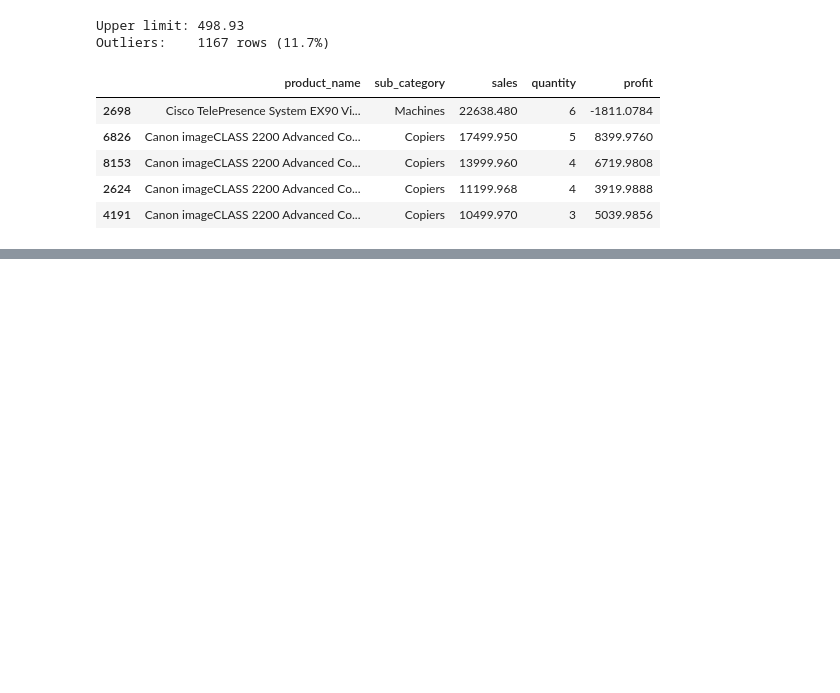
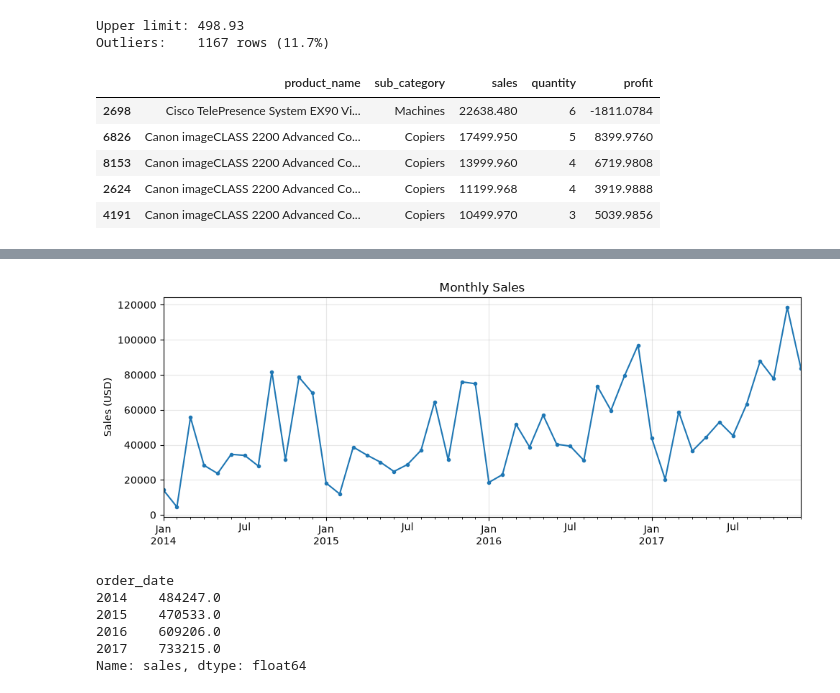
Before and after one commit to Akshay-tr58/sales-data-analysis, a Jupyter notebook: notebooks/01_sales_analysis.ipynb, the cells around one changed output, grey strips where cells are left out. Drawn from its saved outputs; the diff is of its cells as text; code cells hidden in the pictures; blank space fills up the shorter version.

```diff
--- a/notebooks/01_sales_analysis.ipynb
+++ b/notebooks/01_sales_analysis.ipynb
@@ -123,0 +184,21 @@ Outliers:    1167 rows (11.7%)
+# %%
+monthly = df.set_index("order_date").resample("ME")["sales"].sum()
+
+monthly.plot(figsize=(10, 4), marker="o", markersize=3)
+plt.title("Monthly Sales")
+plt.ylabel("Sales (USD)")
+plt.xlabel("")
+plt.grid(alpha=0.3)
+plt.tight_layout()
+plt.show()
+
+yearly = df.groupby(df["order_date"].dt.year)["sales"].sum().round(0)
+print(yearly)
+# %% [output]
+[figure, added]
+order_date
+2014    484247.0
+2015    470533.0
+2016    609206.0
+2017    733215.0
+Name: sales, dtype: float64
```
Also changed, not shown: parts of 6 cells of this notebook, 4 other files.
